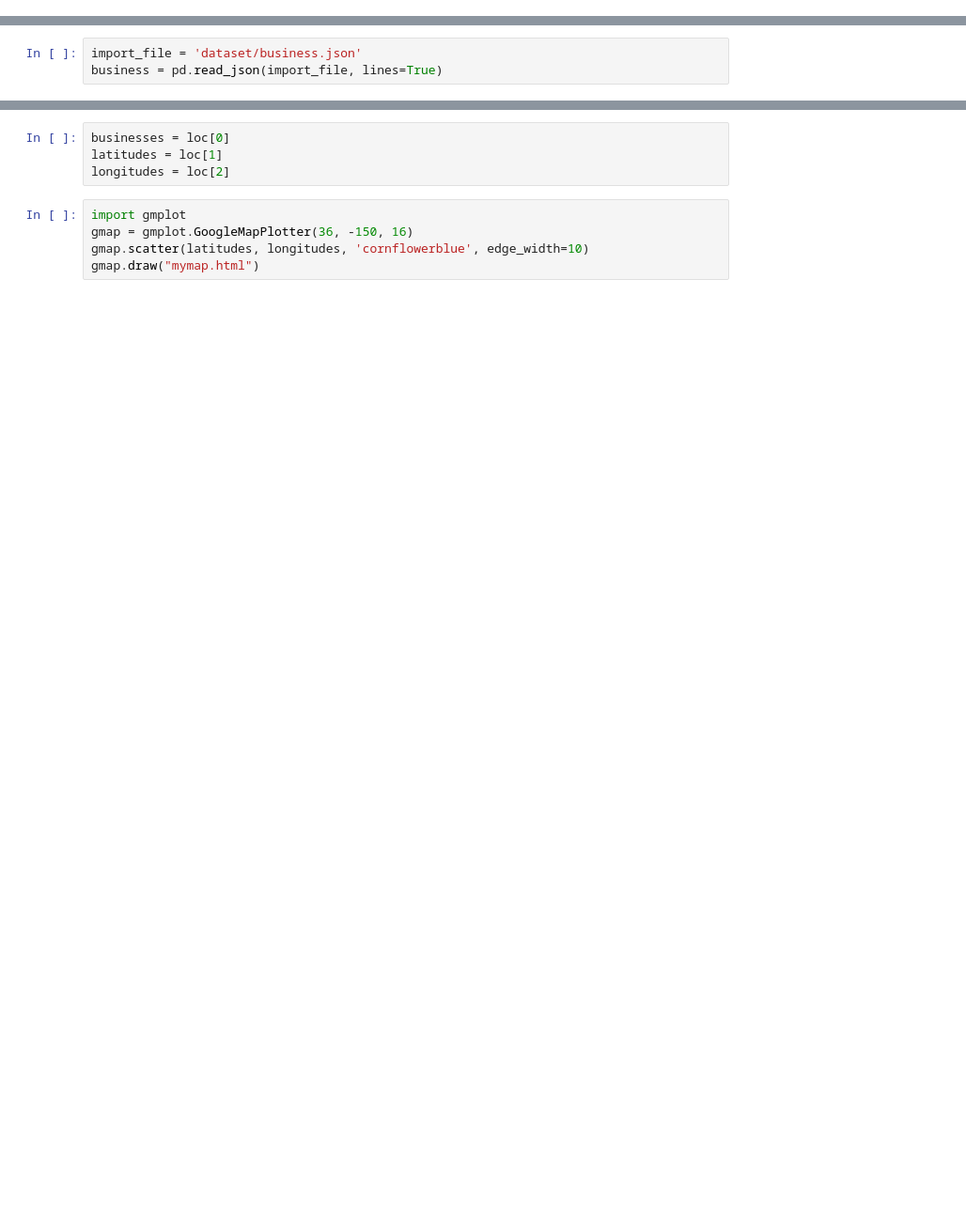
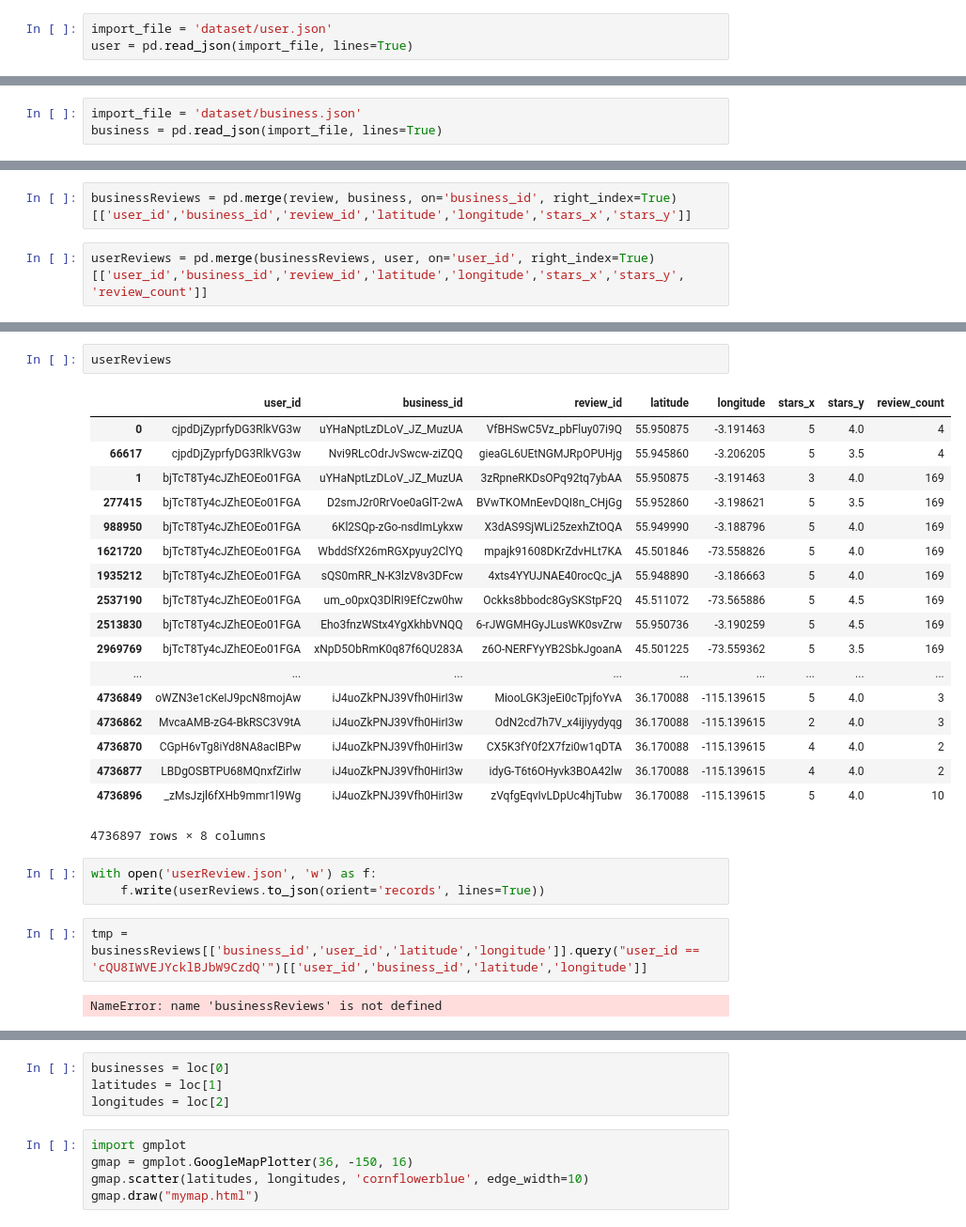
Before and after one commit to CornellDataScience/NLP_Research-FA17, a Jupyter notebook: local-elites/brian/Week3.ipynb, the cells around one changed output, grey strips where cells are left out. Shown at 94% size. Drawn from its saved outputs; the diff is of its cells as text; blank space fills up the shorter version.

Commit message:
Added initial Local Authority Model
- Utilizes merged json with only relevant fields

```diff
--- a/local-elites/brian/Week3.ipynb
+++ b/local-elites/brian/Week3.ipynb
@@ -7,3 +7,6 @@ import operator
 # %%
 import_file = 'dataset/review.json'
 review = pd.read_json(import_file, lines=True)
+# %%
+import_file = 'dataset/user.json'
+user = pd.read_json(import_file, lines=True)
@@ -46,0 +37,4 @@ def locations_by_user(user):
+# %%
+businessReviews = pd.merge(review, business, on='business_id', right_index=True)[['user_id','business_id','review_id','latitude','longitude','stars_x','stars_y']]
+# %%
+userReviews = pd.merge(businessReviews, user, on='user_id', right_index=True)[['user_id','business_id','review_id','latitude','longitude','stars_x','stars_y', 'review_count']]
@@ -46,0 +62,28 @@ def locations_by_user(user):
+# %%
+userReviews
+# %% [output]
+|  | user_id | business_id | review_id | latitude | longitude | stars_x | stars_y | review_count |
+| 0 | cjpdDjZyprfyDG3RlkVG3w | uYHaNptLzDLoV_JZ_MuzUA | VfBHSwC5Vz_pbFluy07i9Q | 55.950875 | -3.191463 | 5 | 4.0 | 4 |
+| 66617 | cjpdDjZyprfyDG3RlkVG3w | Nvi9RLcOdrJvSwcw-ziZQQ | gieaGL6UEtNGMJRpOPUHjg | 55.945860 | -3.206205 | 5 | 3.5 | 4 |
+| 1 | bjTcT8Ty4cJZhEOEo01FGA | uYHaNptLzDLoV_JZ_MuzUA | 3zRpneRKDsOPq92tq7ybAA | 55.950875 | -3.191463 | 3 | 4.0 | 169 |
+| 277415 | bjTcT8Ty4cJZhEOEo01FGA | D2smJ2r0RrVoe0aGlT-2wA | BVwTKOMnEevDQI8n_CHjGg | 55.952860 | -3.198621 | 5 | 3.5 | 169 |
+| 988950 | bjTcT8Ty4cJZhEOEo01FGA | 6Kl2SQp-zGo-nsdImLykxw | X3dAS9SjWLi25zexhZtOQA | 55.949990 | -3.188796 | 5 | 4.0 | 169 |
+| 1621720 | bjTcT8Ty4cJZhEOEo01FGA | WbddSfX26mRGXpyuy2ClYQ | mpajk91608DKrZdvHLt7KA | 45.501846 | -73.558826 | 5 | 4.0 | 169 |
+| 1935212 | bjTcT8Ty4cJZhEOEo01FGA | sQS0mRR_N-K3lzV8v3DFcw | 4xts4YYUJNAE40rocQc_jA | 55.948890 | -3.186663 | 5 | 4.0 | 169 |
+| 2537190 | bjTcT8Ty4cJZhEOEo01FGA | um_o0pxQ3DlRI9EfCzw0hw | Ockks8bbodc8GySKStpF2Q | 45.511072 | -73.565886 | 5 | 4.5 | 169 |
+| 2513830 | bjTcT8Ty4cJZhEOEo01FGA | Eho3fnzWStx4YgXkhbVNQQ | 6-rJWGMHGyJLusWK0svZrw | 55.950736 | -3.190259 | 5 | 4.5 | 169 |
+| 2969769 | bjTcT8Ty4cJZhEOEo01FGA | xNpD5ObRmK0q87f6QU283A | z6O-NERFYyYB2SbkJgoanA | 45.501225 | -73.559362 | 5 | 3.5 | 169 |
+| ... | ... | ... | ... | ... | ... | ... | ... | ... |
+| 4736849 | oWZN3e1cKeIJ9pcN8mojAw | iJ4uoZkPNJ39Vfh0HirI3w | MiooLGK3jeEi0cTpjfoYvA | 36.170088 | -115.139615 | 5 | 4.0 | 3 |
+| 4736862 | MvcaAMB-zG4-BkRSC3V9tA | iJ4uoZkPNJ39Vfh0HirI3w | OdN2cd7h7V_x4ijiyydyqg | 36.170088 | -115.139615 | 2 | 4.0 | 3 |
+| 4736870 | CGpH6vTg8iYd8NA8acIBPw | iJ4uoZkPNJ39Vfh0HirI3w | CX5K3fY0f2X7fzi0w1qDTA | 36.170088 | -115.139615 | 4 | 4.0 | 2 |
+| 4736877 | LBDgOSBTPU68MQnxfZirlw | iJ4uoZkPNJ39Vfh0HirI3w | idyG-T6t6OHyvk3BOA42lw | 36.170088 | -115.139615 | 4 | 4.0 | 2 |
+| 4736896 | _zMsJzjl6fXHb9mmr1l9Wg | iJ4uoZkPNJ39Vfh0HirI3w | zVqfgEqvIvLDpUc4hjTubw | 36.170088 | -115.139615 | 5 | 4.0 | 10 |
+4736897 rows × 8 columns
+# %%
+with open('userReview.json', 'w') as f:
+    f.write(userReviews.to_json(orient='records', lines=True))
+# %%
+tmp = businessReviews[['business_id','user_id','latitude','longitude']].query("user_id == 'cQU8IWVEJYcklBJbW9CzdQ'")[['user_id','business_id','latitude','longitude']]
+# %% [output]
+NameError: name 'businessReviews' is not defined
```
Also changed, not shown: parts of 10 cells of this notebook, 1 other file.
